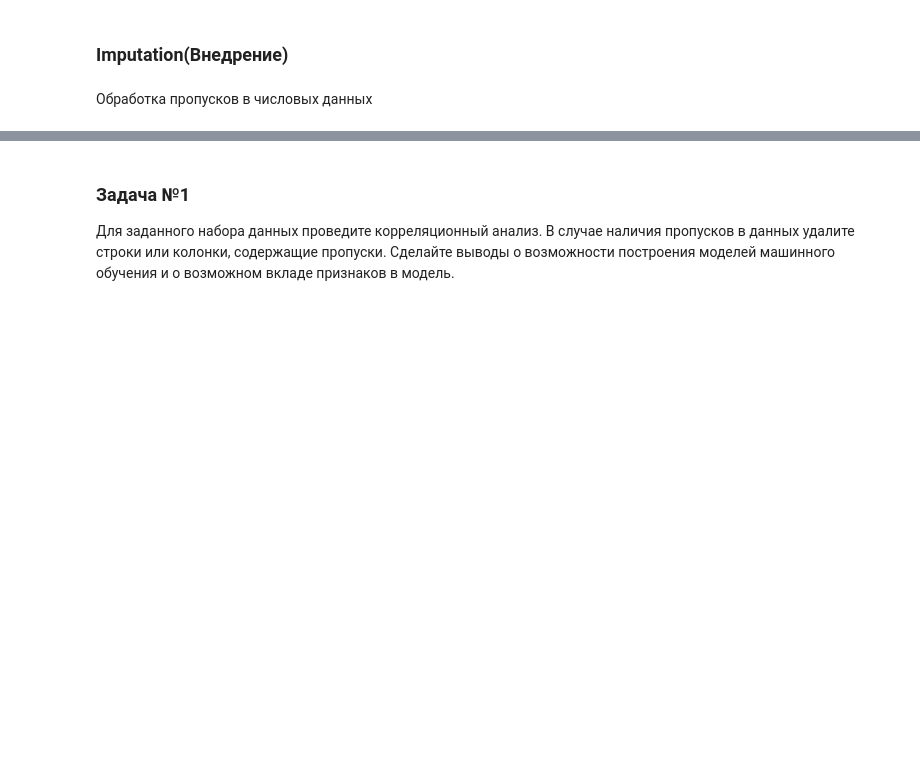
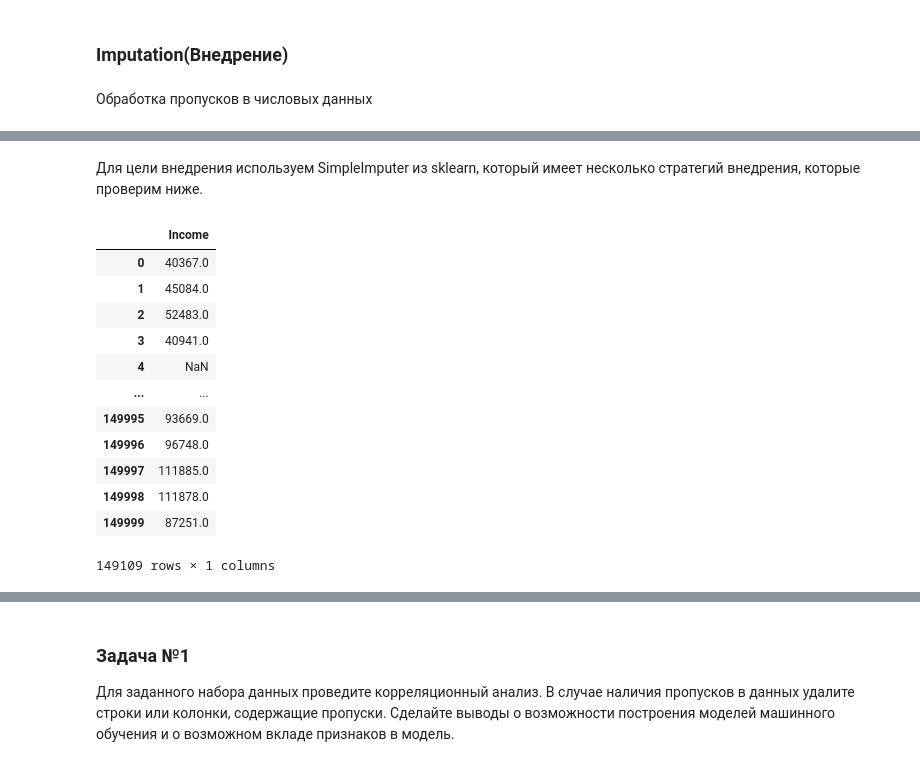
Before and after one commit to KZLZG/TML, a Jupyter notebook: RK1/rk1.ipynb, the cells around one changed output, grey strips where cells are left out. Saved outputs shown, nothing was run; the diff lists cells and outputs as text; code cells hidden in the pictures; blank space fills up the shorter version.

```diff
--- a/RK1/rk1.ipynb
+++ b/RK1/rk1.ipynb
@@ -213,0 +239,25 @@ df2.shape[0]
+# %% [markdown]
+Для цели внедрения используем SimpleImputer из sklearn, который имеет несколько стратегий внедрения, которые проверим ниже.
+# %%
+# импортируем простой внедряльщик(SimpleImputer) и отсутствуюющий индикатор)
+from sklearn.impute import SimpleImputer
+from sklearn.impute import MissingIndicator
+
+# для удобства создадим отдельный объект-датафрейм из нашей строки с пропусками,
+# так как наши методы потребуют именно такой объект, а не pandas series(такой вернет вызов df2.Income или df['Income'])
+data_for_imp = df2[['Income']]
+data_for_imp
+# %% [output]
+|  | Income |
+| 0 | 40367.0 |
+| 1 | 45084.0 |
+| 2 | 52483.0 |
+| 3 | 40941.0 |
+| 4 | NaN |
+| ... | ... |
+| 149995 | 93669.0 |
+| 149996 | 96748.0 |
+| 149997 | 111885.0 |
+| 149998 | 111878.0 |
+| 149999 | 87251.0 |
+149109 rows × 1 columns
```
Also changed, not shown: parts of 14 cells of this notebook.
